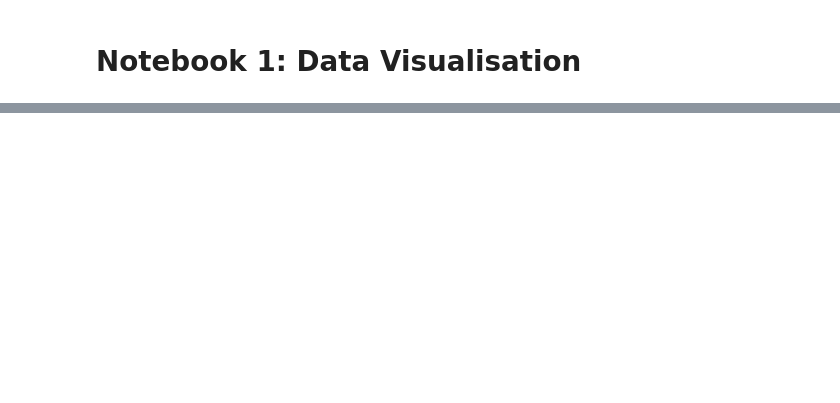
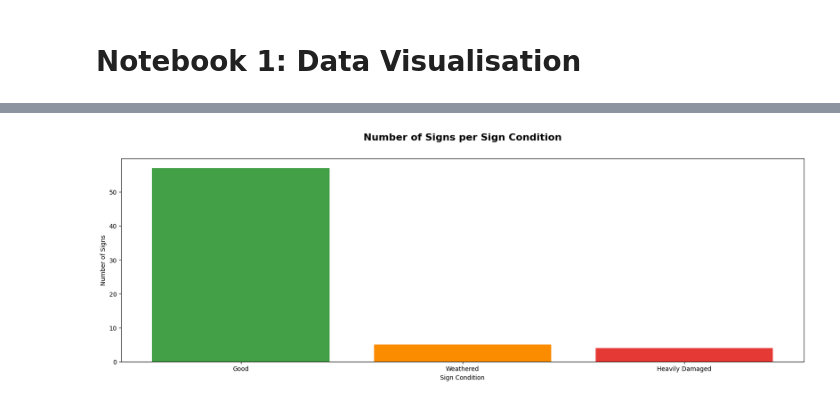
Before and after one commit to bentaliana/ARI3129, a Jupyter notebook: 1_data_visualisation.ipynb, the cells around one changed output, grey strips where cells are left out. Drawn from its saved outputs; the diff is of its cells as text; code cells hidden in the pictures; blank space fills up the shorter version.

```diff
--- a/1_data_visualisation.ipynb
+++ b/1_data_visualisation.ipynb
@@ -35,0 +170,9 @@ import os
+# %%
+plt.figure(figsize = (20, 6))
+plt.bar(sign_condition_statistics.keys(), sign_condition_statistics.values(), color = ["#43A047", "#FB8C00", "#E53935"])
+plt.xlabel("Sign Condition")
+plt.ylabel("Number of Signs")
+plt.title("Number of Signs per Sign Condition", fontsize = 16, fontweight = "bold", pad = 30)
+plt.show()
+# %% [output]
+[figure, added]
```
Also changed, not shown: parts of 31 cells of this notebook, 3 other files.
